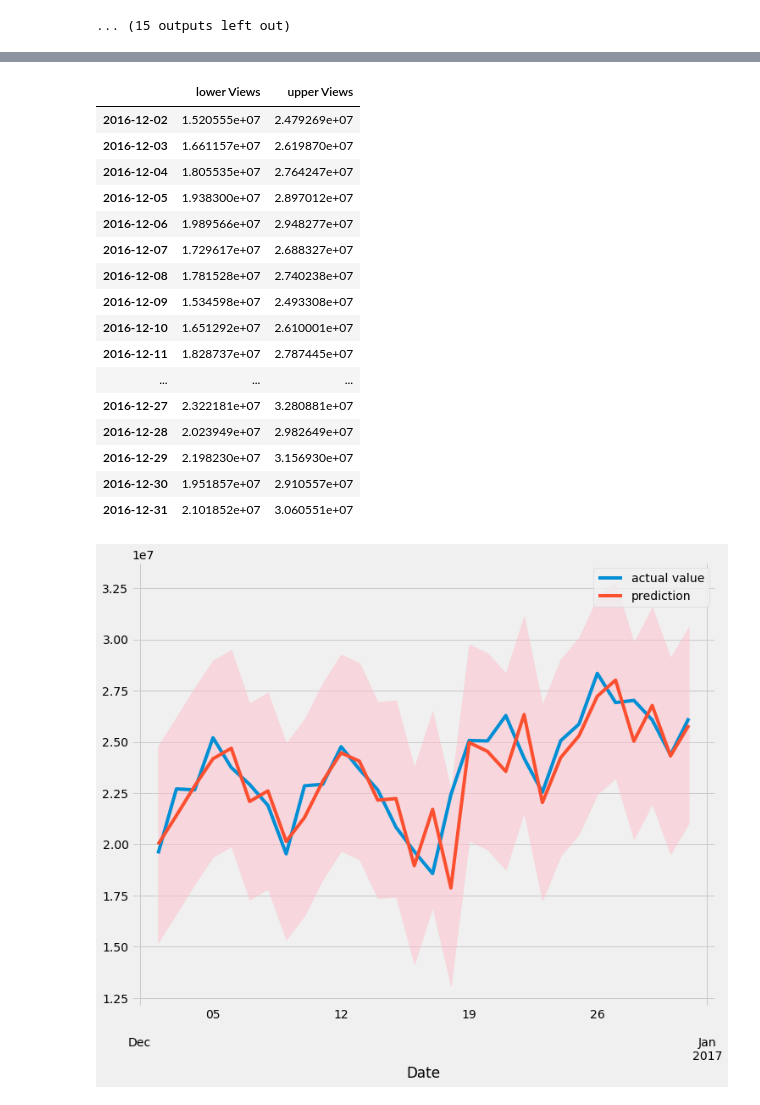
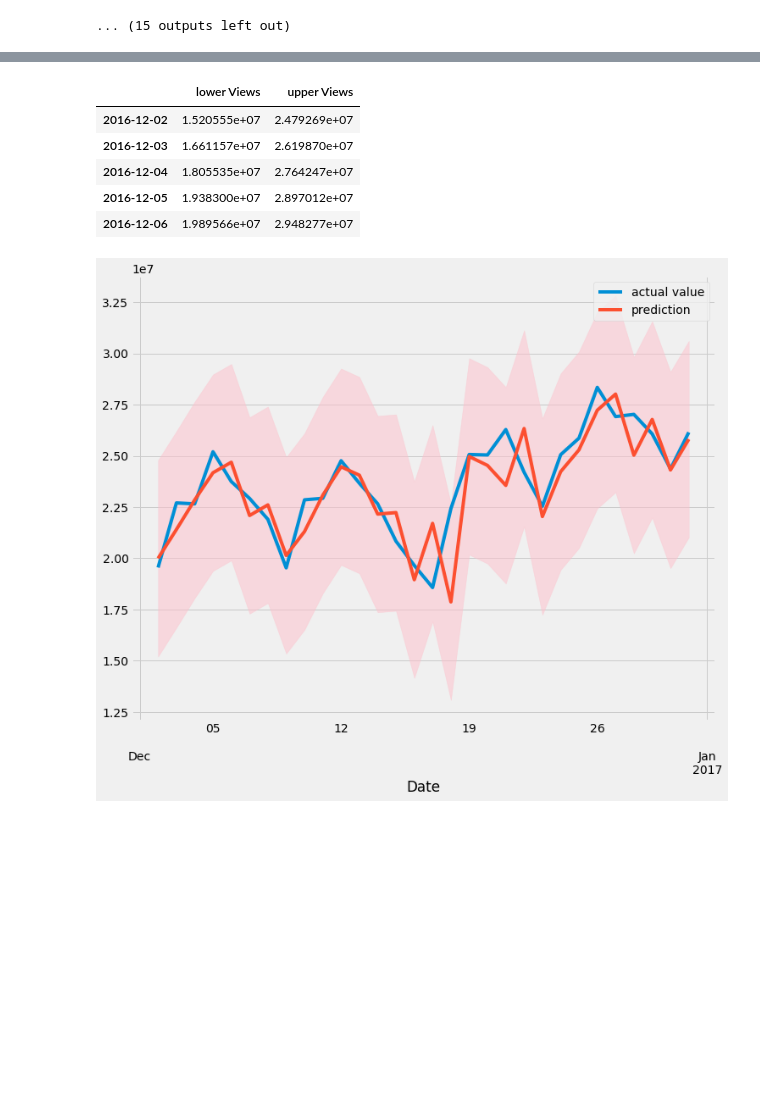
Before and after one commit to Subikshaa/Time-Series-Forecasting-on-Web-Traffic-Dataset, a Jupyter notebook: forecast.ipynb, the cells around one changed output, grey strips where cells are left out. Saved outputs shown, nothing was run; the diff lists cells and outputs as text; code cells hidden in the pictures; blank space fills up the shorter version.

```diff
--- a/forecast.ipynb
+++ b/forecast.ipynb
@@ -368,25 +337,14 @@ forecast_mean.head(n=30)
 Freq: D, dtype: float64
 # %%
 confidence_interval = forecast.conf_int()
-confidence_interval.head(n=30)
+confidence_interval.head()
 # %% [output]
 |  | lower Views | upper Views |
 | 2016-12-02 | 1.520555e+07 | 2.479269e+07 |
 | 2016-12-03 | 1.661157e+07 | 2.619870e+07 |
 | 2016-12-04 | 1.805535e+07 | 2.764247e+07 |
 | 2016-12-05 | 1.938300e+07 | 2.897012e+07 |
 | 2016-12-06 | 1.989566e+07 | 2.948277e+07 |
-| 2016-12-07 | 1.729617e+07 | 2.688327e+07 |
-| 2016-12-08 | 1.781528e+07 | 2.740238e+07 |
-| 2016-12-09 | 1.534598e+07 | 2.493308e+07 |
-| 2016-12-10 | 1.651292e+07 | 2.610001e+07 |
-| 2016-12-11 | 1.828737e+07 | 2.787445e+07 |
-| ... | ... | ... |
-| 2016-12-27 | 2.322181e+07 | 3.280881e+07 |
-| 2016-12-28 | 2.023949e+07 | 2.982649e+07 |
-| 2016-12-29 | 2.198230e+07 | 3.156930e+07 |
-| 2016-12-30 | 1.951857e+07 | 2.910557e+07 |
-| 2016-12-31 | 2.101852e+07 | 3.060551e+07 |
 # %%
 fig,ax=plt.subplots()
 top_page_filtered[-30:].rename(columns={'Views':'actual value'}).plot(ax=ax)
```
Also changed, not shown: parts of 5 cells of this notebook.
